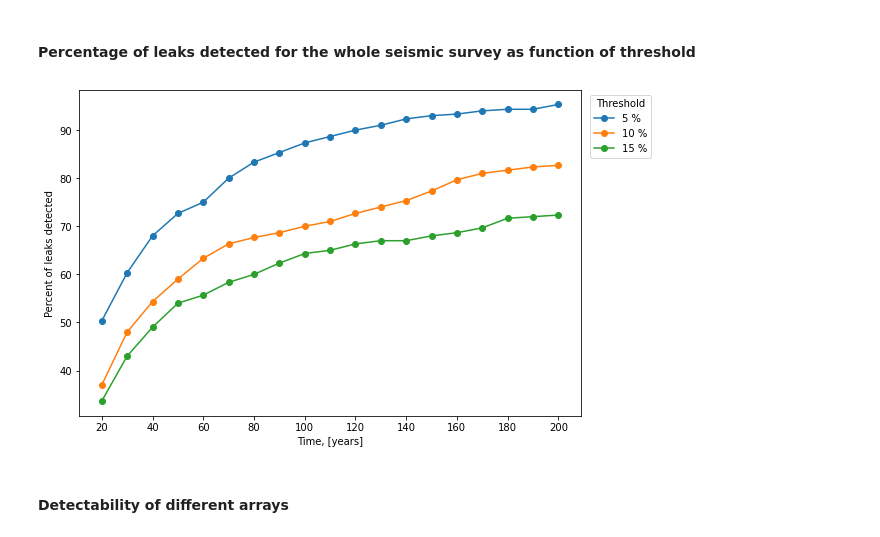
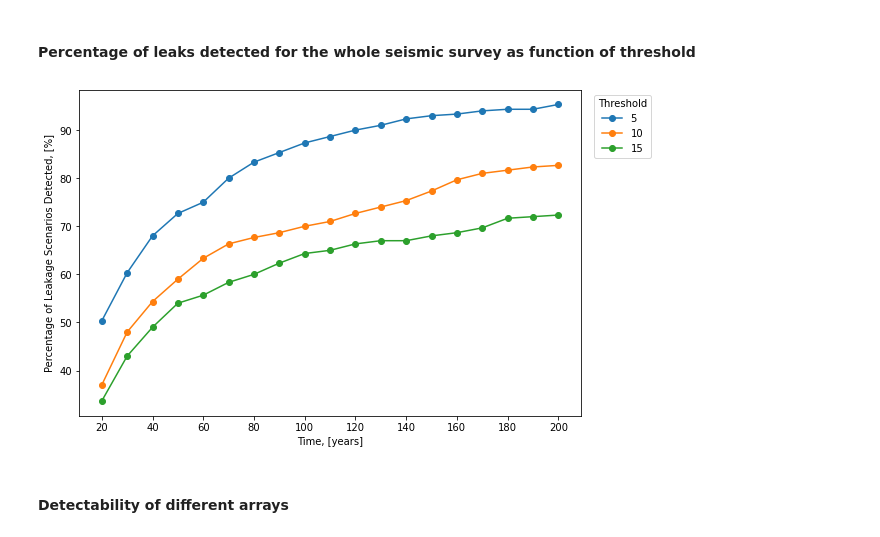
Before and after one commit to ShaparakSalek/RAMP, a Jupyter notebook: examples/notebooks/demos/demo_notebook_use_case1.ipynb, the cells around one changed output. Drawn from its saved outputs; the diff is of its cells as text; code cells hidden in the pictures.

```diff
--- a/examples/notebooks/demos/demo_notebook_use_case1.ipynb
+++ b/examples/notebooks/demos/demo_notebook_use_case1.ipynb
@@ -339,14 +339,14 @@ for threshold in nrms_thresholds:
 # %%
 # Plot probability of detection based on threshold
 fig, axs = plt.subplots(nrows=1, ncols=1, figsize=(9, 6))
 for threshold in nrms_thresholds:
-    axs.plot(time_points[1:], detected_prob[threshold][1:], '-o', label='{} %'.format(threshold))
+    axs.plot(time_points[1:], detected_prob[threshold][1:], '-o', label='{}'.format(threshold))
 axs.legend(ncol=1, title='Threshold', loc='upper right', bbox_to_anchor=(1.15, 1))
 axs.set_xlabel('Time, [years]')
-axs.set_ylabel('Percent of leaks detected')
+axs.set_ylabel('Percentage of Leakage Scenarios Detected, [%]')
 axs.set_xticks(20*np.arange(10)+20);
 # %% [output]
-[figure, old version]
+[figure, new version]
 # %% [markdown]
 #### Detectability of different arrays
 # %%
```
Also changed, not shown: parts of 27 cells of this notebook.
